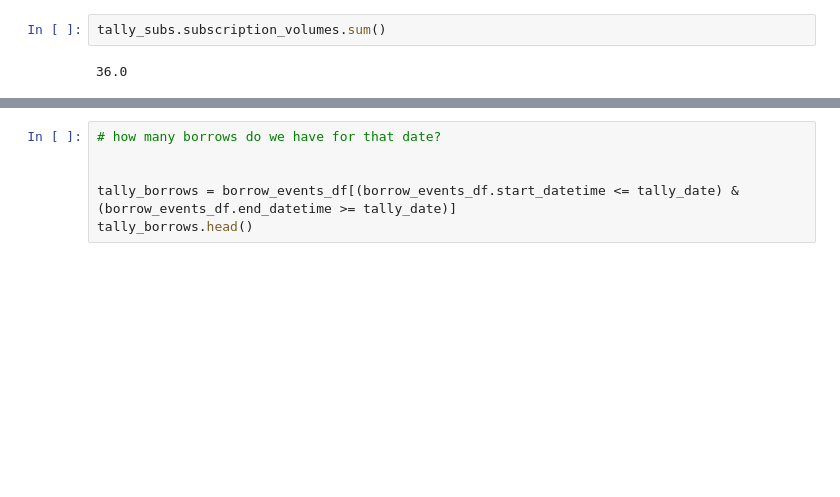
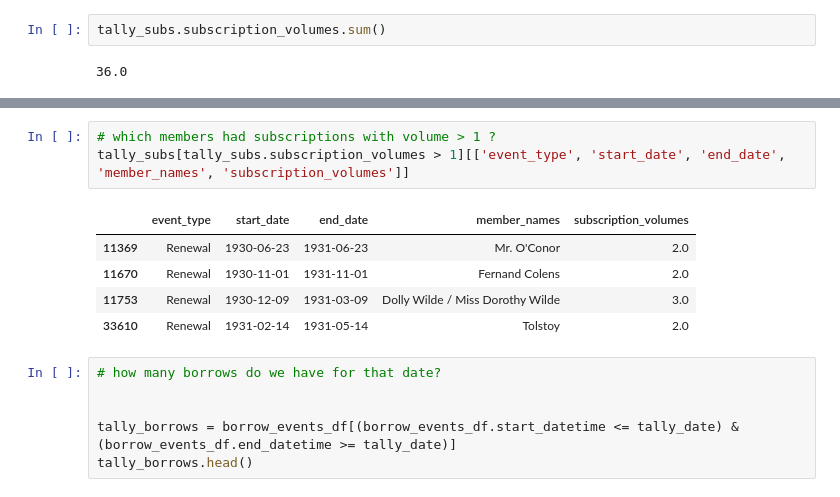
Before and after one commit to rlskoeser/shxco-missingdata-specreading, a Jupyter notebook: missing-data/Sco_missing_borrowing_activity.ipynb, the cells around one changed output, grey strips where cells are left out. Drawn from its saved outputs; the diff is of its cells as text; blank space fills up the shorter version.

```diff
--- a/missing-data/Sco_missing_borrowing_activity.ipynb
+++ b/missing-data/Sco_missing_borrowing_activity.ipynb
@@ -637,3 +647,12 @@ tally_subs.subscription_volumes.sum()
+# %%
+# which members had subscriptions with volume > 1 ?
+tally_subs[tally_subs.subscription_volumes > 1][['event_type', 'start_date', 'end_date', 'member_names', 'subscription_volumes']]
+# %% [output]
+|  | event_type | start_date | end_date | member_names | subscription_volumes |
+| 11369 | Renewal | 1930-06-23 | 1931-06-23 | Mr. O'Conor | 2.0 |
+| 11670 | Renewal | 1930-11-01 | 1931-11-01 | Fernand Colens | 2.0 |
+| 11753 | Renewal | 1930-12-09 | 1931-03-09 | Dolly Wilde / Miss Dorothy Wilde | 3.0 |
+| 33610 | Renewal | 1931-02-14 | 1931-05-14 | Tolstoy | 2.0 |
 # %%
 # how many borrows do we have for that date?
 
```
Also changed, not shown: parts of 13 cells of this notebook.
